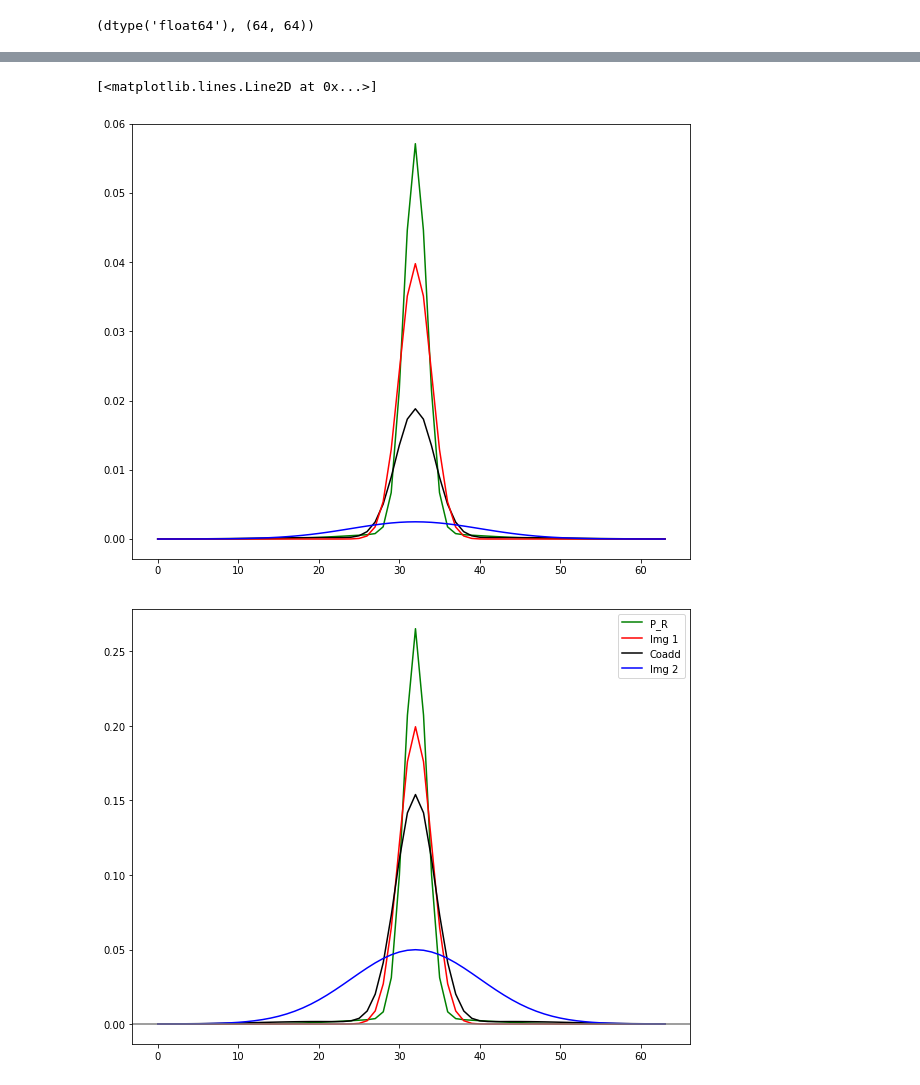
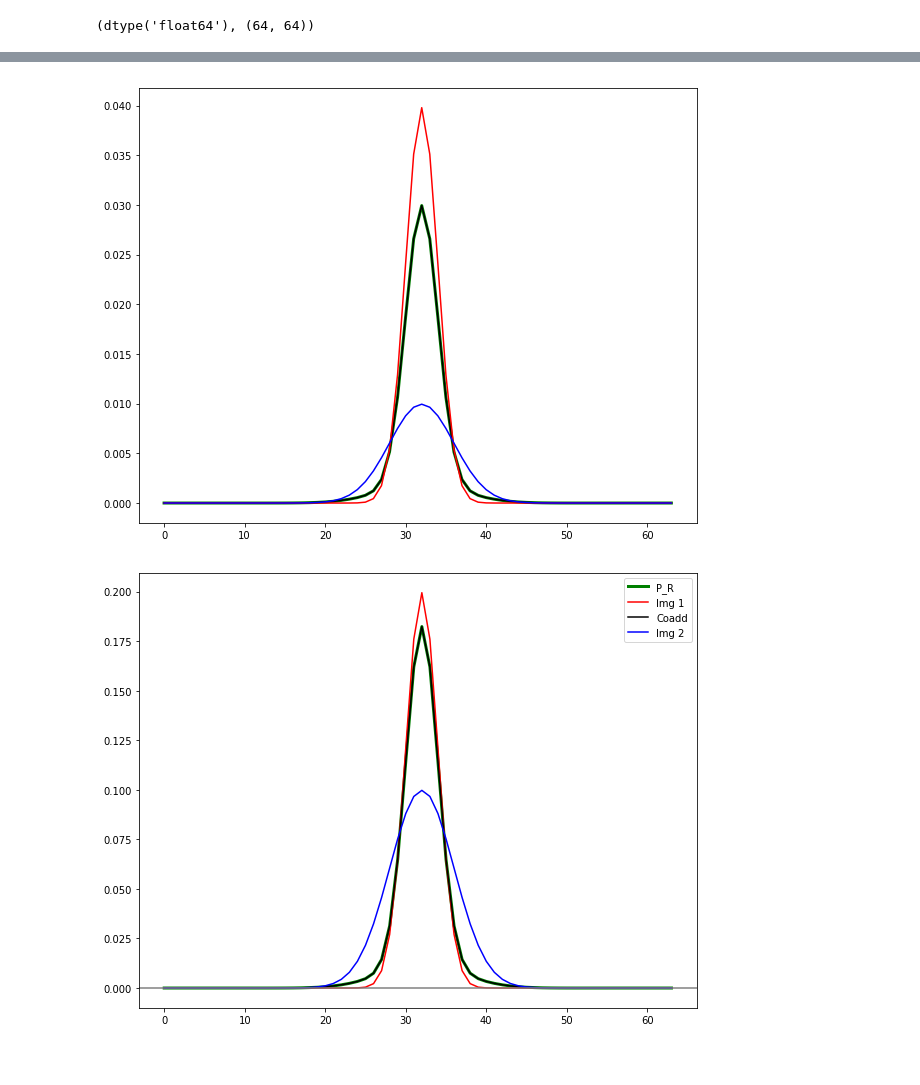
Before and after one commit to dstndstn/detection-paper, a Jupyter notebook: zackay.ipynb, the cells around one changed output, grey strips where cells are left out. Saved outputs shown, nothing was run; the diff lists cells and outputs as text; code cells hidden in the pictures.

```diff
--- a/zackay.ipynb
+++ b/zackay.ipynb
@@ -20,7 +20,7 @@ from scipy.ndimage.morphology import binary_dilation, binary_fill_holes
 # %%
 H,W = 64,64 #256,256
 psf_s1 = 2.
-psf_s2 = 8.
+psf_s2 = 4.
 F1 = 1.
 F2 = 1.
 sig_1 = 1.
@@ -87,5 +87,5 @@ plt.imshow(np.abs(P2), vmin=0, vmax=1);
 # %%
-D = np.sqrt((F1**2 / sig_1**2) * np.abs(P1) + (F2**2 / sig_2**2) * np.abs(P2))
+D = np.sqrt((F1**2 / sig_1**2) * np.abs(P1)**2 + (F2**2 / sig_2**2) * np.abs(P2)**2)
 plt.imshow(D)
 plt.title('P_R aka D');
 # %% [output]
@@ -215,18 +229,17 @@ plt.plot(img2[cy,:], color='b');
 # %%
-plt.plot(imgPR[cy,:] / np.sum(imgPR), 'g');
+plt.plot(imgPR[cy,:] / np.sum(imgPR), 'g', lw=3);
 plt.plot(imgR[cy,:] / np.sum(imgR), color='k')
 plt.plot(img1[cy,:] / np.sum(img1), color='r')
-plt.plot(img2[cy,:] / np.sum(img2), color='b')
+plt.plot(img2[cy,:] / np.sum(img2), color='b');
 # %% [output]
-[<matplotlib.lines.Line2D at 0x...>]
-[figure, old version]
+[figure, new version]
 # %%
-plt.plot(imgPR[cy,:] / np.sum(imgPR[cy,:]), 'g', label='P_R');
+plt.plot(imgPR[cy,:] / np.sum(imgPR[cy,:]), 'g', lw=3, label='P_R');
 plt.plot(img1[cy,:] / np.sum(img1[cy,:]), color='r', label='Img 1')
 plt.plot(imgR[cy,:] / np.sum(imgR[cy,:]), color='k', label='Coadd')
 plt.plot(img2[cy,:] / np.sum(img2[cy,:]), color='b', label='Img 2')
 plt.legend()
 plt.axhline(0, color='0.5');
 # %% [output]
-[figure, old version]
+[figure, new version]
 # %%
```
Also changed, not shown: parts of 27 cells of this notebook.
